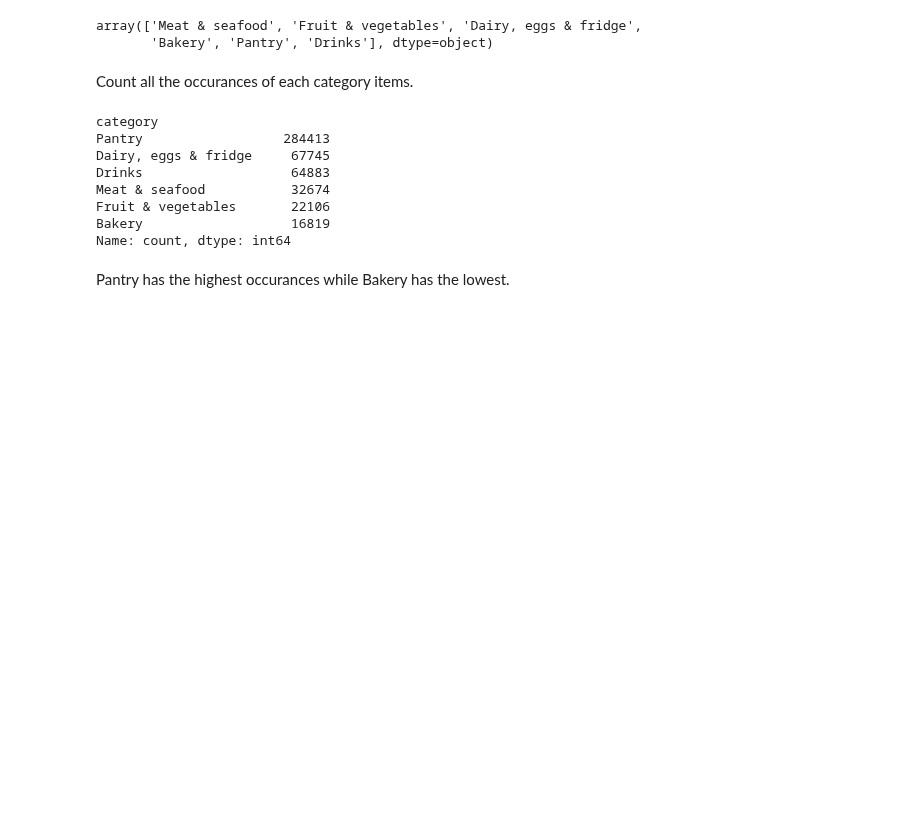
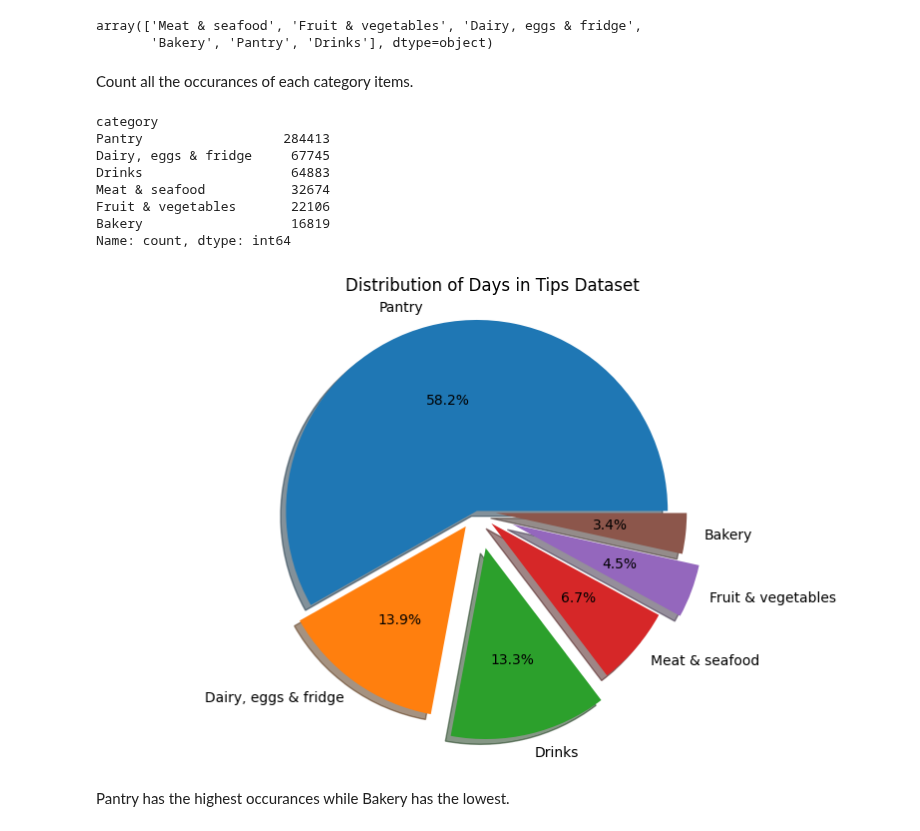
Before and after one commit to binayakhadka/grocery-retail-analytics, a Jupyter notebook: aus.ipynb, the cells around one changed output. Drawn from its saved outputs; the diff is of its cells as text; code cells hidden in the pictures; blank space fills up the shorter version.

```diff
--- a/aus.ipynb
+++ b/aus.ipynb
@@ -95,7 +95,7 @@ dtype: float64
 # %% [markdown]
 Since, two columns exceed the threshold, we will drop those columns. Also, we are not using prodcut URL as well.
 # %%
-df.drop(columns=['in_stock','Retail_price', 'Product_Url'], inplace=True)
+df.drop(columns=['index','in_stock','Retail_price', 'Product_Url'], inplace=True)
 # %% [markdown]
 Drop the duplicated entries in the dataset and keep only unique data.
 # %%
@@ -163,2 +165,14 @@ Name: count, dtype: int64
+# %%
+sizes = df['category'].value_counts()
+labels = sizes.index
+explode = [0, 0.1, 0.2, 0.1,0.2,0.1]
+
+# Plot
+plt.pie(sizes, labels=labels, autopct='%1.1f%%', explode=explode, shadow=True)
+plt.title("Distribution of Days in Tips Dataset")
+plt.axis('equal')
+plt.show()
+# %% [output]
+[figure, added]
 # %% [markdown]
 Pantry has the highest occurances while Bakery has the lowest.
```
Also changed, not shown: parts of 2 cells of this notebook.
